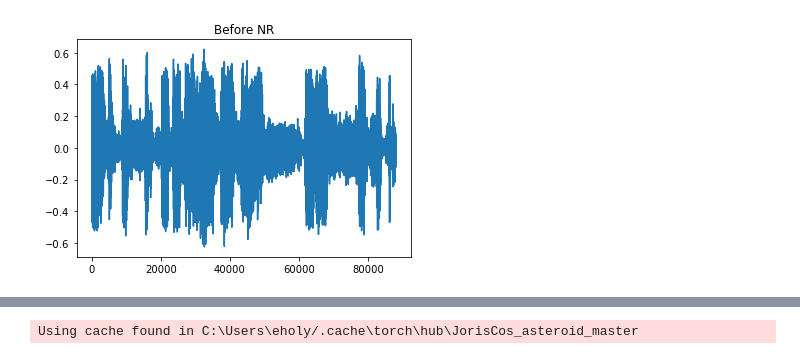
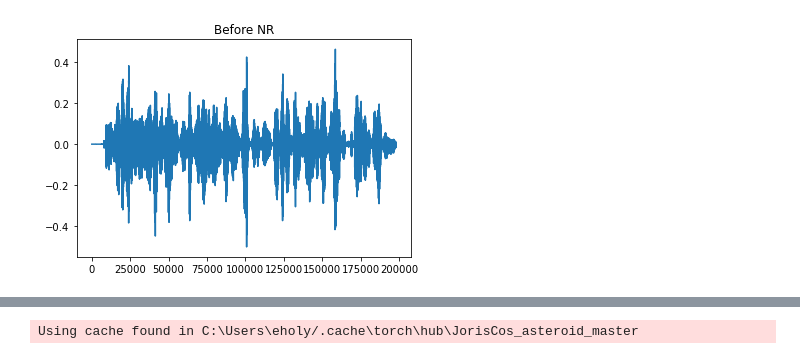
Before and after one commit to daea69twins/voiceseperation, a Jupyter notebook: Wrapper/Iteration 2 Wrapper.ipynb, the cells around one changed output, grey strips where cells are left out. Drawn from its saved outputs; the diff is of its cells as text; code cells hidden in the pictures.

```diff
--- a/Wrapper/Iteration 2 Wrapper.ipynb
+++ b/Wrapper/Iteration 2 Wrapper.ipynb
@@ -14,19 +14,19 @@ from torch import hub
 # %%
 """ reduce noise """
 #filename = "PlaneWspeech.wav"
-file = "merged"
+file = "overlay_demo"
 filename = file + ".wav"
 # load data
 #rate, data = wavfile.read("id10353_merged.wav")
 data, rate = librosa.load(filename)
 
 plt.figure()
 plt.title("Before NR")
 plt.plot(data)
 plt.show()
 ipd.Audio(data, rate=rate)
 # %% [output]
-[figure, old version]
+[figure, new version]
 [interactive output not drawn]
 # %%
 """ split audio """
```
Also changed, not shown: parts of 4 cells of this notebook, 2 other files.
